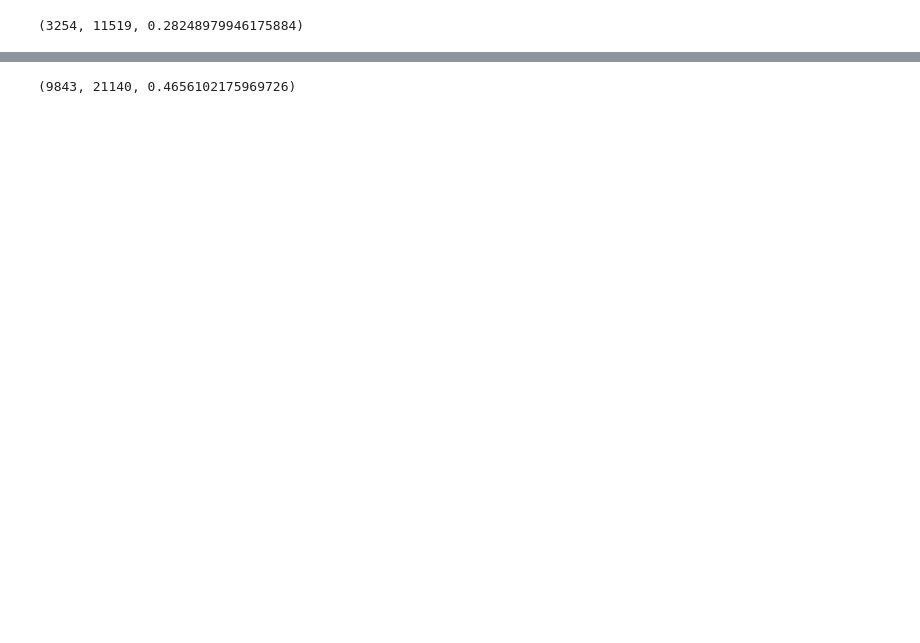
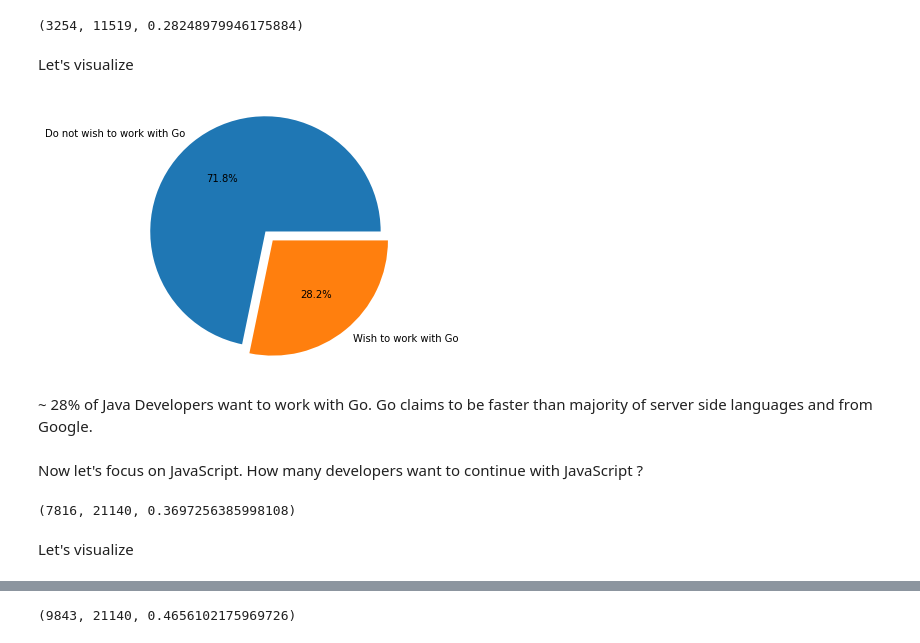
Before and after one commit to mkkhedawat/ploty, a Jupyter notebook: main.ipynb, the cells around one changed output, grey strips where cells are left out. Drawn from its saved outputs; the diff is of its cells as text; code cells hidden in the pictures; blank space fills up the shorter version.

```diff
--- a/main.ipynb
+++ b/main.ipynb
@@ -240,3 +332,38 @@ java_desired_go_df = java_df[ java_df['LanguageDesireNextYear'].str.contains("Go
 java_desired_go_df.shape[0], java_df.shape[0], java_desired_go_df.shape[0]/java_df.shape[0]
 # %% [output]
 (3254, 11519, 0.28248979946175884)
+# %% [markdown]
+Let's visualize
+# %%
+go_desired_perc = java_desired_go_df.shape[0]/java_df.shape[0]
+
+labels = ['Do not wish to work with Go', 'Wish to work with Go']
+sizes = [1-go_desired_perc, go_desired_perc]
+explode = (0, 0.1)
+
+fig1, ax1 = plt.subplots()
+ax1.pie(sizes, explode=explode, labels=labels, autopct='%1.1f%%',
+        shadow=False, startangle=0)
+# Equal aspect ratio ensures that pie is drawn as a circle
+ax1.axis('equal')
+plt.tight_layout()
+plt.show()
+# %% [output]
+[figure, added]
+# %% [markdown]
+~ 28% of Java Developers want to work with Go. Go claims to be faster than majority of server side languages and from Google.
+# %% [markdown]
+Now let's focus on JavaScript. How many developers want to continue with JavaScript ?
+# %%
+# lang_desired_df = dev_df[dev_df['LanguageDesireNextYear'].notna()]
+js_df = lang_desired_df[ lang_desired_df['LanguageWorkedWith'].str.contains("JavaScript")]
+js_df.head()[s.desired_columns]
+
+js_desired_no_js_df = js_df[ ~ js_df['LanguageDesireNextYear'].str.contains("JavaScript")]
+js_desired_no_js_df.head(10)[s.desired_columns]
+
+js_desired_no_js_df.shape[0], js_df.shape[0], js_desired_no_js_df.shape[0]/js_df.shape[0]
+# %% [output]
+(7816, 21140, 0.3697256385998108)
+# %% [markdown]
+Let's visualize
```
Also changed, not shown: parts of 68 cells of this notebook, 2 other files.
